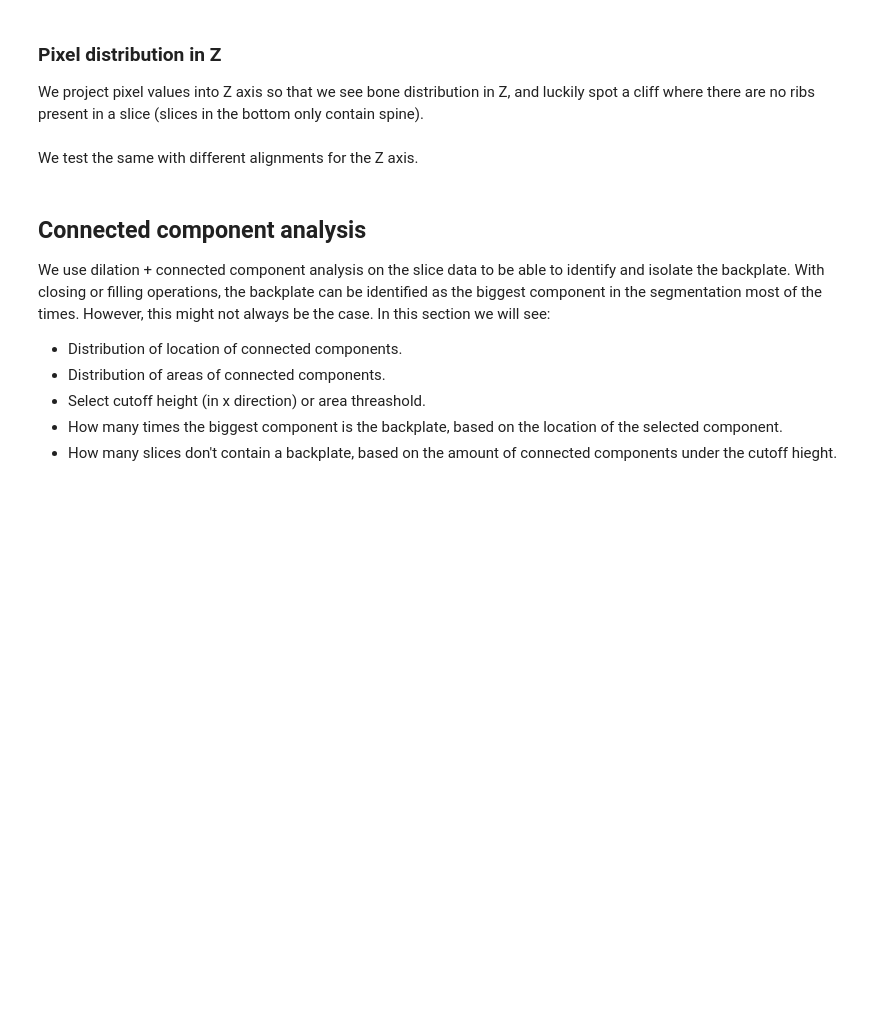
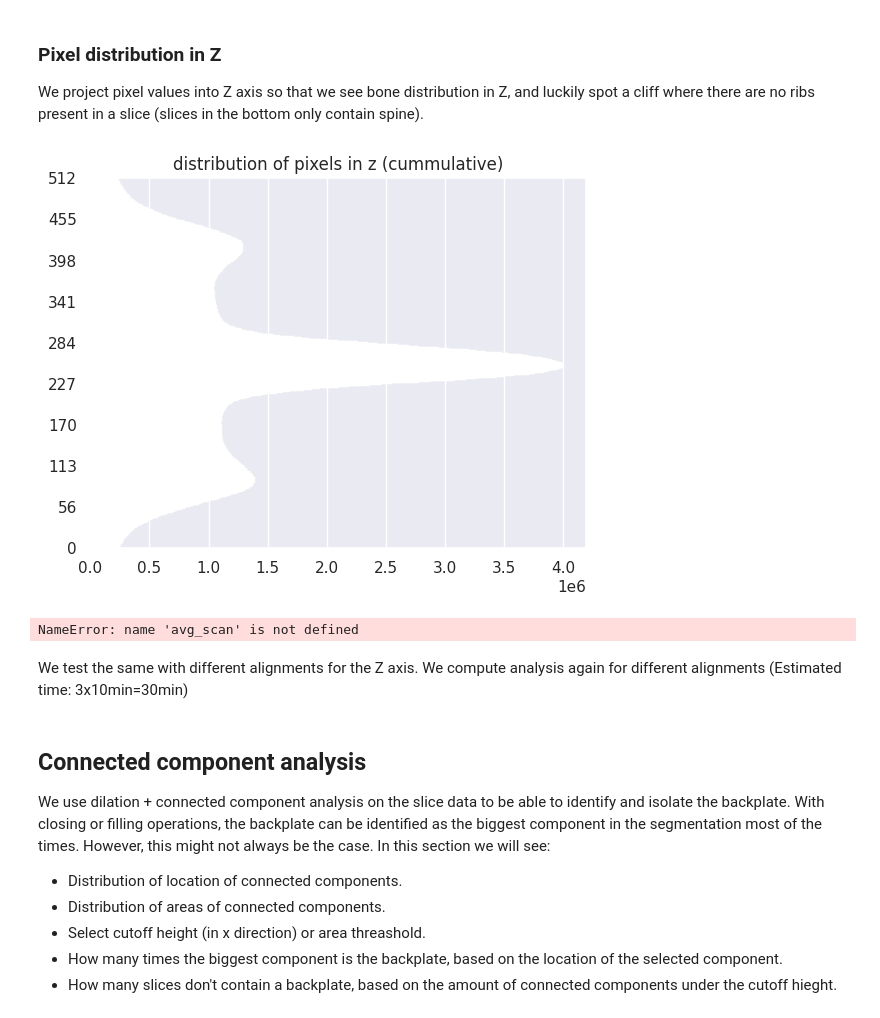
Before and after one commit to diegogcerdas/rib-fracture, a Jupyter notebook: data_statistics/data_analysis.ipynb, the cells around one changed output. Drawn from its saved outputs; the diff is of its cells as text; code cells hidden in the pictures; blank space fills up the shorter version.

Commit message:
data: average slice and z-distribution alignment

```diff
--- a/data_statistics/data_analysis.ipynb
+++ b/data_statistics/data_analysis.ipynb
@@ -349,18 +349,21 @@ We sum all scan values in a single volume, using absolute coordinates and aligne
 # %%
-cum_scans_path = os.path.join(ANALYSIS_ROOT, 'cum_scans.npy')
+# TODO: use appropiate preprocessing (not preprocess1 dummy)
+
+
+cum_scans_path = os.path.join(ANALYSIS_ROOT, 'cum_scan.npy')
 avg_scan_path = os.path.join(ANALYSIS_ROOT, 'avg_scan.npy')
 params_path = os.path.join(ANALYSIS_ROOT, 'params.json')
 
-if os.path.exists(cum_scans_path) and os.path.exists(avg_scan_path):
-    cum_scans = np.load(cum_scans_path)
+if os.path.exists(cum_scans_path):# and os.path.exists(avg_scan_path):
+    cum_scan = np.load(cum_scans_path)
     avg_scan = np.load(avg_scan_path)
     params = da.load_params_json(params_path)
     mean, std = params['mean'], params['std']
     print('Loaded existing analysis')
 else:
     print('No existing analysis found, computing...')
-    mean, std, cum_scans, avg_scan = da.analysis_pixel_values(TRAIN_IMAGES, preprocess1)  # TODO: use appropiate preprocessing
-    np.save(cum_scans_path, cum_scans)
+    mean, std, cum_scan, avg_scan = da.analysis_pixel_values(TRAIN_IMAGES, preprocess1)
+    np.save(cum_scans_path, cum_scan)
     np.save(avg_scan_path, avg_scan)
     da.update_params_json(params_path, mean=mean, std=std)
     print('Saved files:',
@@ -449,7 +477,24 @@ saved gif at /home/scur0569/rib-fracture/data/analysis/cum_scans_equalized_scan.
 
 We project pixel values into Z axis so that we see bone distribution in Z, and luckily spot a cliff where there are no ribs present in a slice (slices in the bottom only contain spine).
 # %%
-# TODO: analyze distribution in z
+z_distrib = cum_scan.sum(axis=(0, 1)).flatten()
+sns.barplot(x=z_distrib, y=list(range(len(z_distrib))), orient='h')
+plt.gca().invert_yaxis()  # 0 at bottom
+ticks = np.linspace(0, len(z_distrib), 10).astype(int)  # only show 10 ticks
+plt.yticks(ticks, ticks)
+plt.title('distribution of pixels in z (cummulative)')
+plt.show()
+
+z_distrib = avg_scan.sum(axis=(0, 1)).flatten()
+sns.barplot(x=z_distrib, y=list(range(len(z_distrib))), orient='h')
+plt.gca().invert_yaxis()  # 0 at bottom
+ticks = np.linspace(0, len(z_distrib), 10).astype(int)  # only show 10 ticks
+plt.yticks(ticks, ticks)
+plt.title('distribution of pixels in z (average)')
+plt.show()
+# %% [output]
+[figure, added]
+NameError: name 'avg_scan' is not defined
 # %% [markdown]
-We test the same with different alignments for the Z axis.
+We test the same with different alignments for the Z axis. We compute analysis again for different alignments (Estimated time: 3x10min=30min)
 # %%
```
Also changed, not shown: parts of 6 cells of this notebook, 1 other file.
